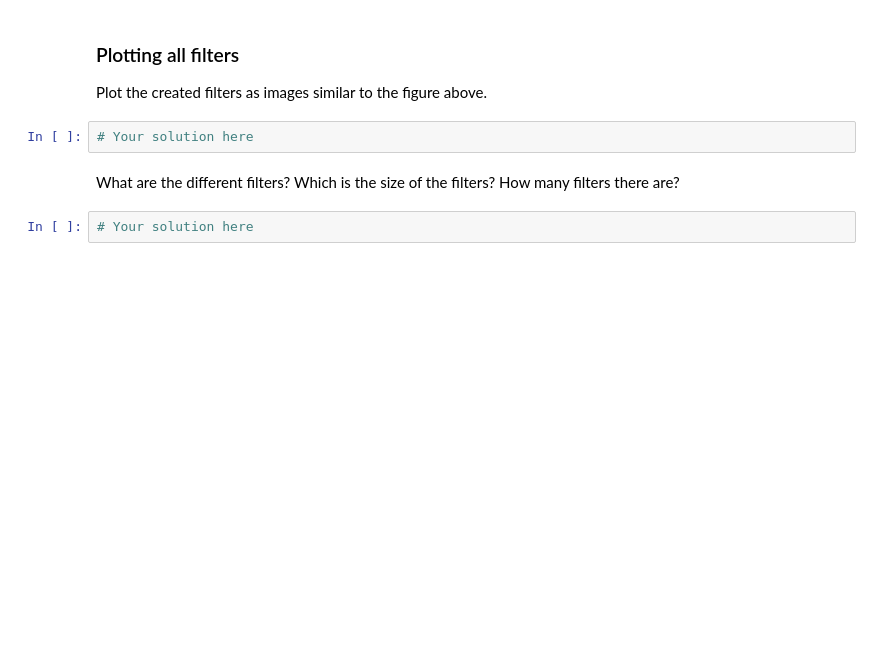
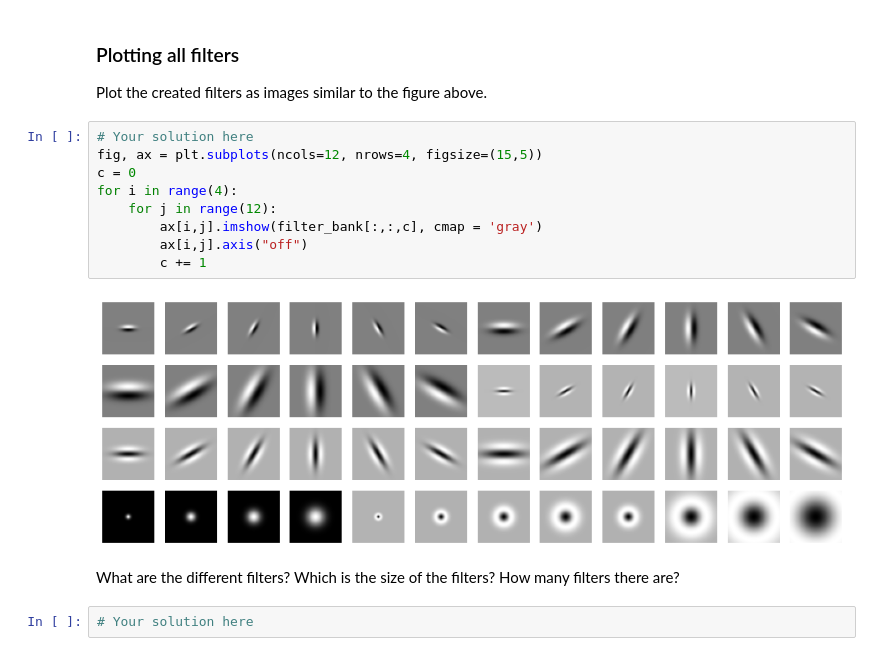
Before and after one commit to junjielyu13/Junior-Fall-Missions, a Jupyter notebook: VisioAI/Practica/p5/P5-Part1.ipynb, the cells around one changed output. Saved outputs shown, nothing was run; the diff lists cells and outputs as text; blank space fills up the shorter version.

```diff
--- a/VisioAI/Practica/p5/P5-Part1.ipynb
+++ b/VisioAI/Practica/p5/P5-Part1.ipynb
@@ -68,8 +70,17 @@ filter_bank = LM_filters.makeLMfilters()
 ### Plotting all filters
 
 Plot the created filters as images similar to the figure above.
-# %%
-# Your solution here
+# %%
+# Your solution here
+fig, ax = plt.subplots(ncols=12, nrows=4, figsize=(15,5))
+c = 0
+for i in range(4):
+    for j in range(12):
+        ax[i,j].imshow(filter_bank[:,:,c], cmap = 'gray')
+        ax[i,j].axis("off")
+        c += 1
+# %% [output]
+[figure, added]
 # %% [markdown]
 What are the different filters? Which is the size of the filters? How many filters there are?
 # %%
```
Also changed, not shown: parts of 52 cells of this notebook, 1 other file.
